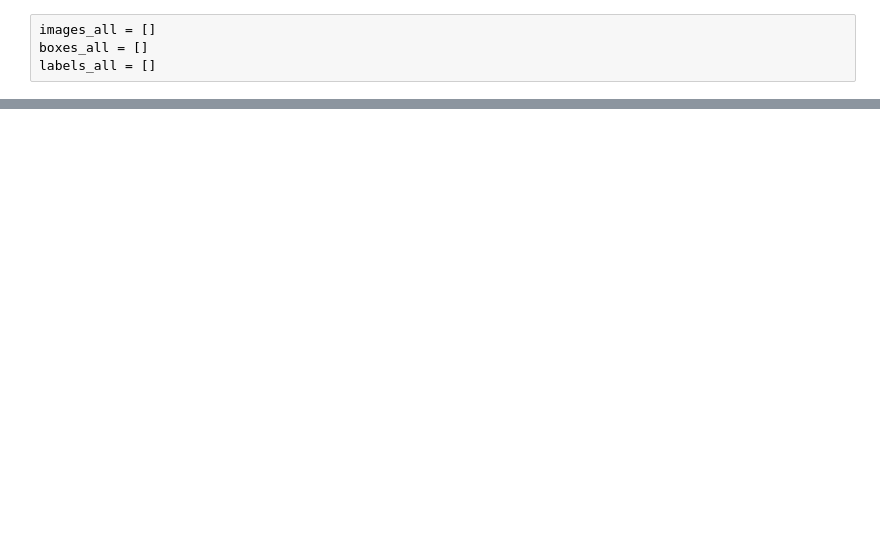
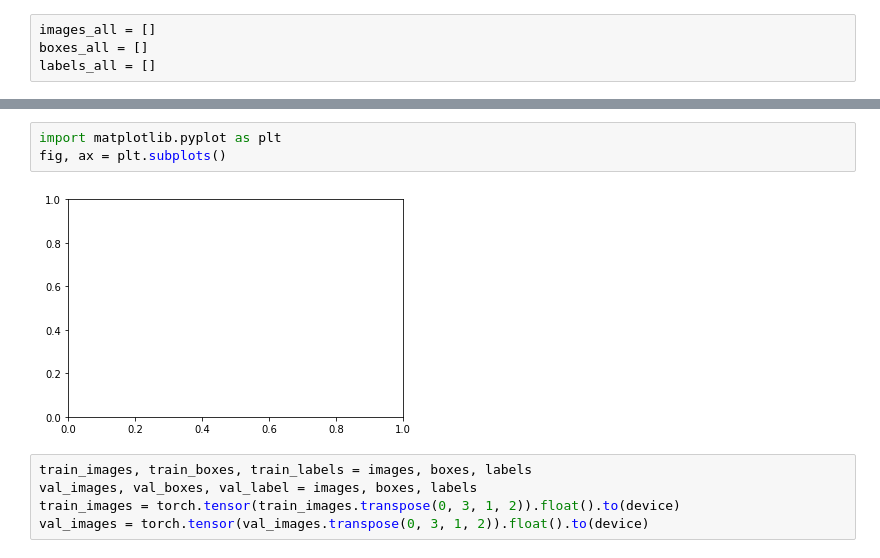
Before and after one commit to darshankrishnaswamy/Valorant-Data-Collection, a Jupyter notebook: Training-Data/Data-Generation.ipynb, the cells around one changed output, grey strips where cells are left out. Cells and saved outputs as stored; diff of their text form; blank space fills up the shorter version.

```diff
--- a/Training-Data/Data-Generation.ipynb
+++ b/Training-Data/Data-Generation.ipynb
@@ -103,0 +210,10 @@ array([[[ 50,  84,  79],
+# %%
+import matplotlib.pyplot as plt
+fig, ax = plt.subplots()
+# %% [output]
+[figure, added]
+# %%
+train_images, train_boxes, train_labels = images, boxes, labels
+val_images, val_boxes, val_label = images, boxes, labels
+train_images = torch.tensor(train_images.transpose(0, 3, 1, 2)).float().to(device)
+val_images = torch.tensor(val_images.transpose(0, 3, 1, 2)).float().to(device)
```
Also changed, not shown: parts of 57 cells of this notebook.
